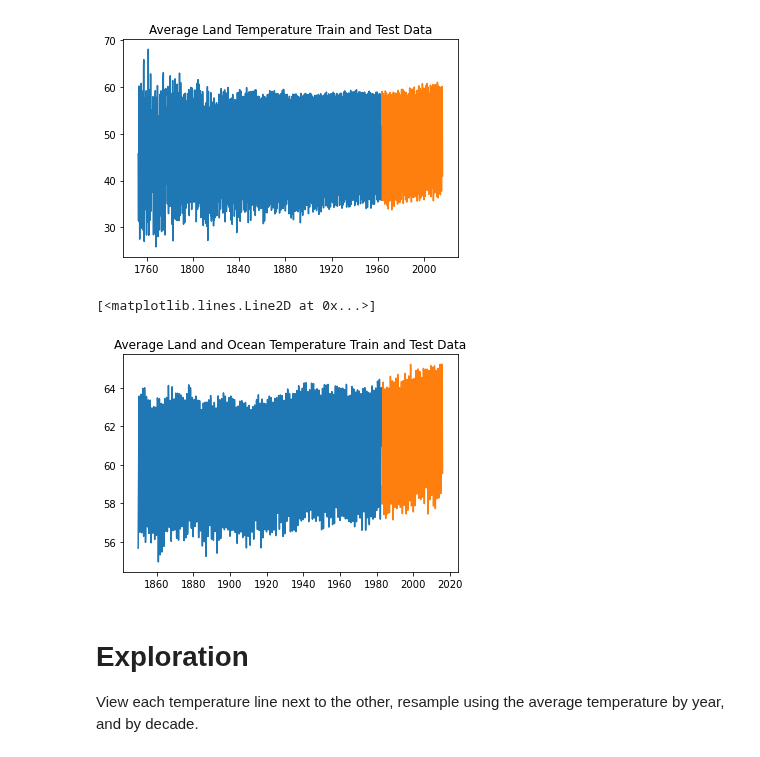
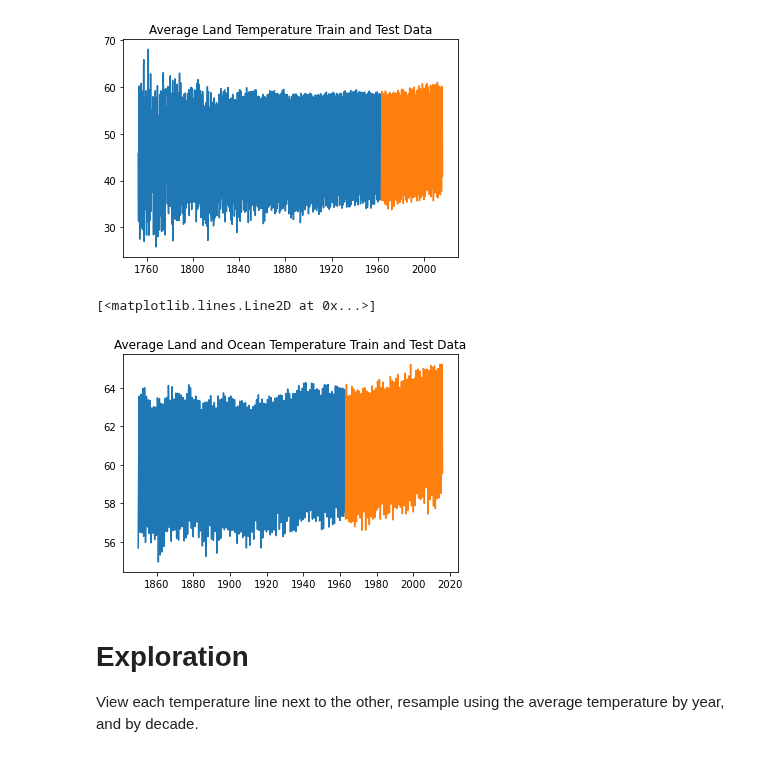
Before and after one commit to Johndsalas/earths_temperature_time_series, a Jupyter notebook: main_notebook.ipynb, the cells around one changed output. Cells and saved outputs as stored; diff of their text form; code cells hidden in the pictures.

Commit message:
fix train/test split next

```diff
--- a/main_notebook.ipynb
+++ b/main_notebook.ipynb
@@ -246,17 +225,17 @@ plt.plot(test_land.index, test_land.LandAverageTemperature)
 # %%
 train_size = .80
 n = df_lo.shape[0]
 test_start_index = round(train_size * n)
 
-train_ocean = df_lo[:test_start_index]
-test_ocean = df_lo[test_start_index:]
+train_ocean = df_lo[:'1962-12-01']
+test_ocean = df_lo['1963-01-01':]
 
 plt.title("Average Land and Ocean Temperature Train and Test Data")
 plt.plot(train_ocean.index, train_ocean.LandAndOceanAverageTemperature)
 plt.plot(test_ocean.index, test_ocean.LandAndOceanAverageTemperature)
 # %% [output]
 [<matplotlib.lines.Line2D at 0x...>]
-[figure, old version]
+[figure, new version]
 # %% [markdown]
 # Exploration
 
```
Also changed, not shown: parts of 11 cells of this notebook.
